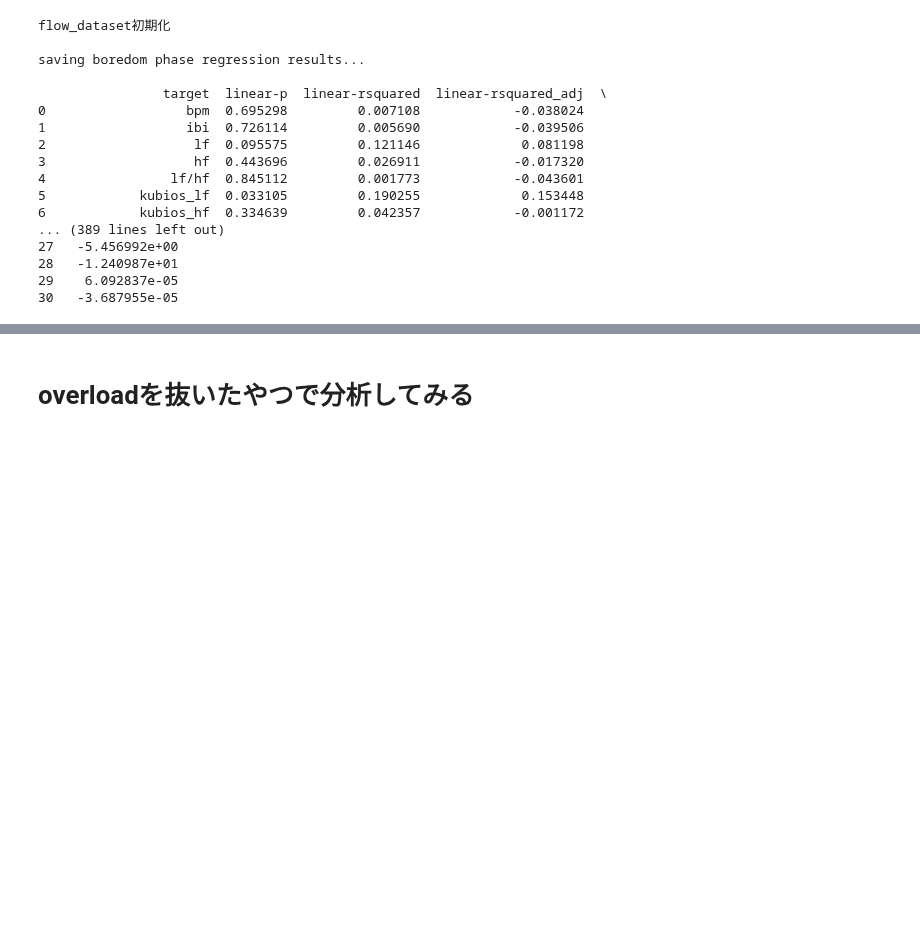
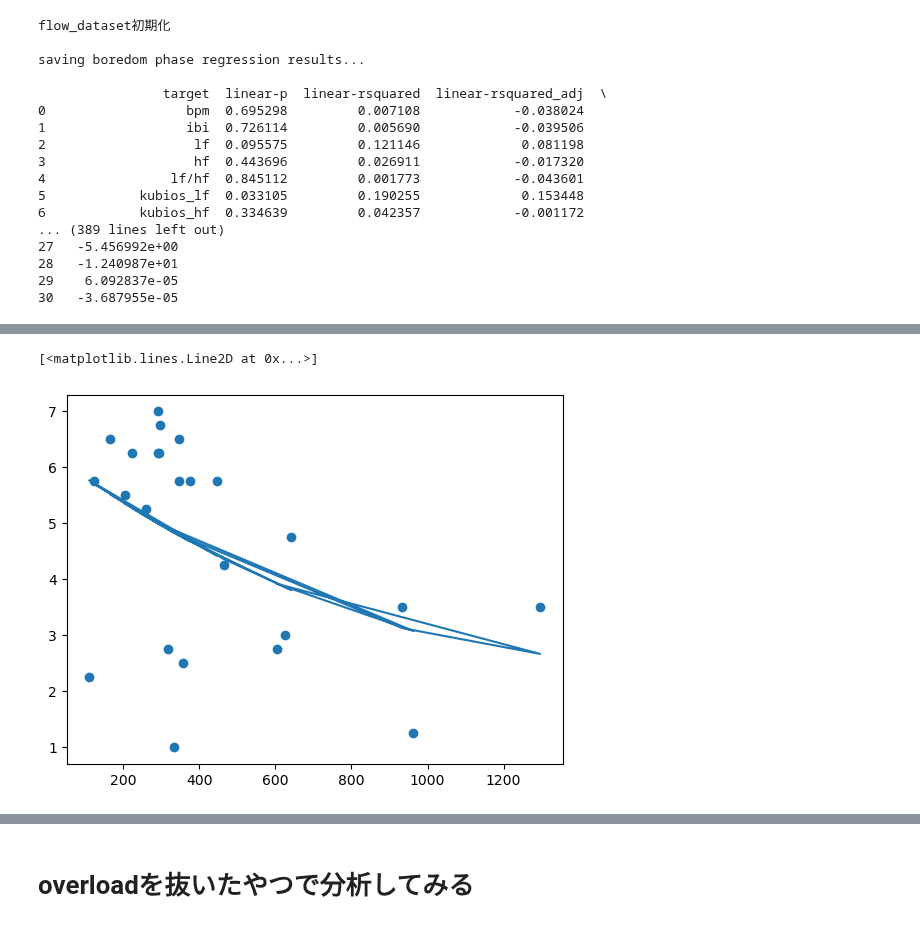
Before and after one commit to miyakooti/ECGAnalysis, a Jupyter notebook: regression_of_flow_score.ipynb, the cells around one changed output, grey strips where cells are left out. Drawn from its saved outputs; the diff is of its cells as text; code cells hidden in the pictures; blank space fills up the shorter version.

```diff
--- a/regression_of_flow_score.ipynb
+++ b/regression_of_flow_score.ipynb
@@ -295,0 +302,16 @@ saving boredom phase regression results...
+# %%
+for i,target_phase in enumerate(target_phases):
+
+    for j,path in enumerate(pathes):
+
+        df = pd.read_csv(path,index_col=0).fillna(0)
+        # column
+        # row
+        df = df.loc[[target_phase]] # seriesとして取り出したいときはこっち
+        if j == 0 and i == 0:
+            print("flow_dataset初期化")
+            flow_dataset = df
+        else:
+            flow_dataset = pd.concat([flow_dataset, df], axis=0)
+
+flow_dataset
@@ -295,0 +337,23 @@ saving boredom phase regression results...
+# %%
+x = flow_dataset["kubios_lf"]
+y = flow_dataset[["questionnaire_average"]]
+
+
+
+
+
+#         x = x**2
+
+print(x.shape)
+x = x[:,np.newaxis]
+print(x.shape)
+
+
+polynomial_features= PolynomialFeatures(degree=2)
+xp = polynomial_features.fit_transform(x)
+xp.shape
+
+model = sm.OLS(y, xp).fit()
+ypred = model.predict(xp)
+
+model.summary()
@@ -295,0 +385,6 @@ saving boredom phase regression results...
+# %%
+plt.scatter(x,y)
+plt.plot(x,ypred)
+# %% [output]
+[<matplotlib.lines.Line2D at 0x...>]
+[figure, added]
```
Also changed, not shown: parts of 9 cells of this notebook.
